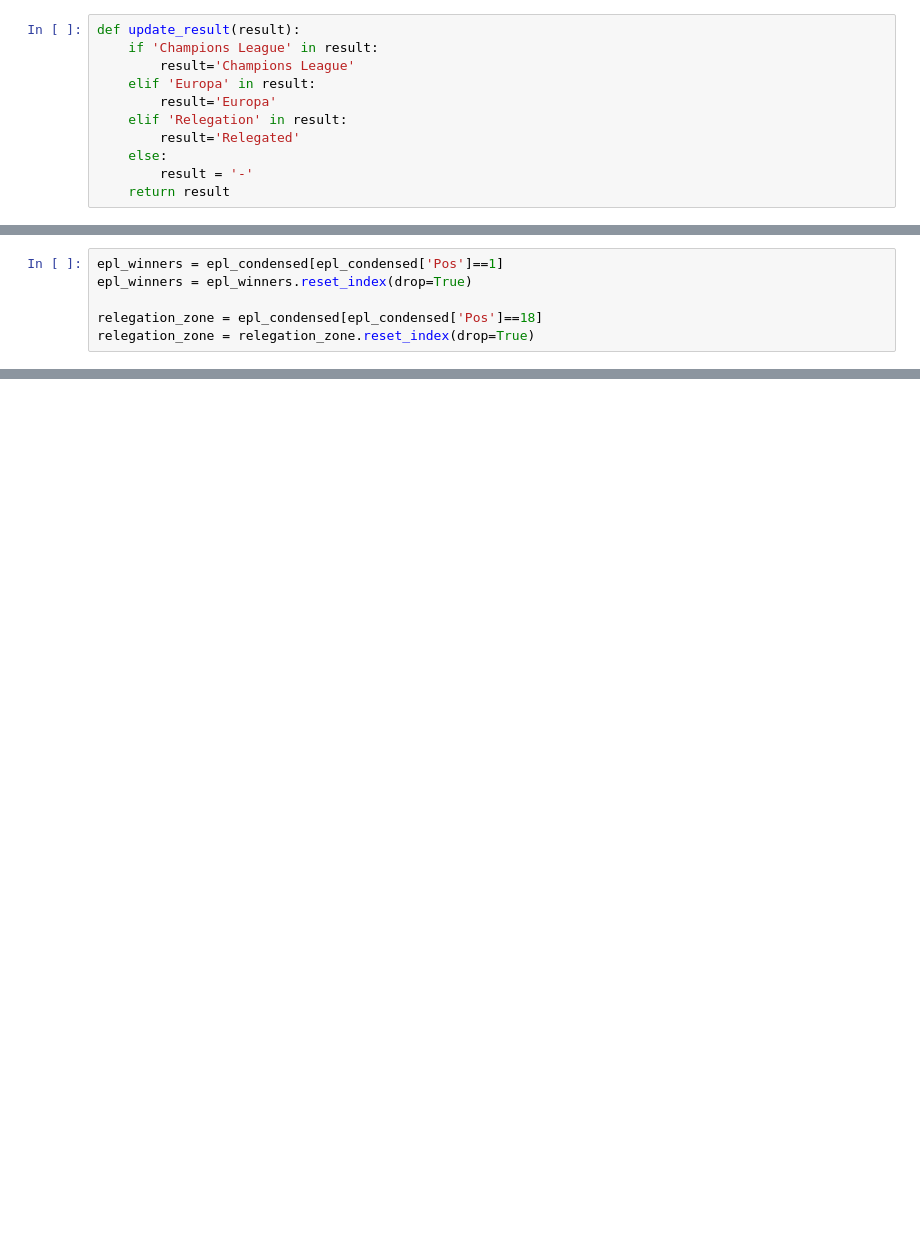
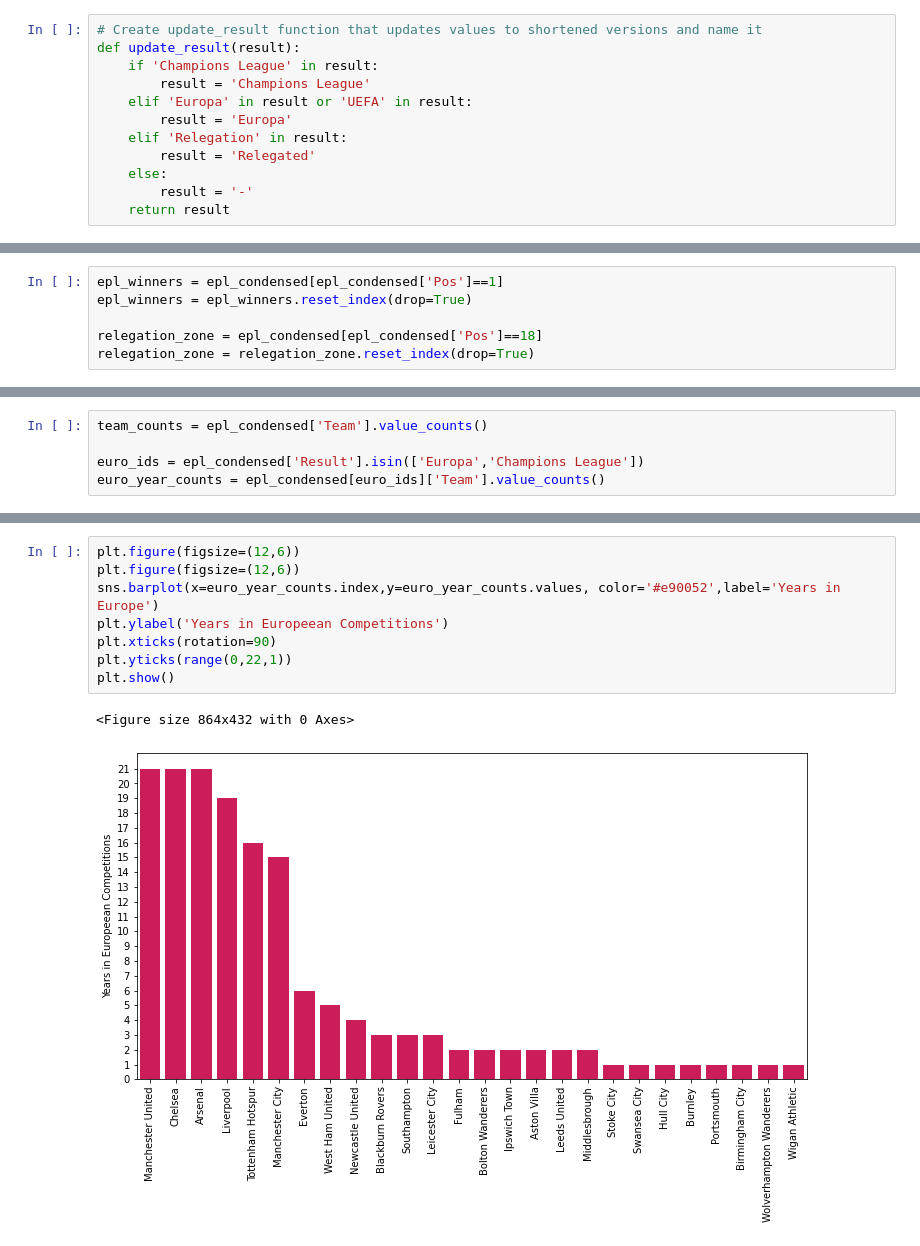
Before and after one commit to godhunter98/data_camp_exploratory_DA, a Jupyter notebook: main.ipynb, the cells around one changed output, grey strips where cells are left out. Drawn from its saved outputs; the diff is of its cells as text; blank space fills up the shorter version.

Commit message:
added a graph

```diff
--- a/main.ipynb
+++ b/main.ipynb
@@ -13,11 +31,12 @@ epl_condensed = epl[['Season','Team','Pos','Pts','GF','GD', 'Qualification or re
 # %%
+# Create update_result function that updates values to shortened versions and name it
 def update_result(result):
     if 'Champions League' in result:
-        result='Champions League'
-    elif 'Europa' in result:
-        result='Europa'
+        result = 'Champions League'
+    elif 'Europa' in result or 'UEFA' in result:
+        result = 'Europa'
     elif 'Relegation' in result:
-        result='Relegated'
+        result = 'Relegated'
     else:
         result = '-'
     return result
@@ -54 +117,6 @@ plt.show()
+# %%
+team_counts = epl_condensed['Team'].value_counts()
+
+euro_ids = epl_condensed['Result'].isin(['Europa','Champions League'])
+euro_year_counts = epl_condensed[euro_ids]['Team'].value_counts()
 # %%
@@ -65,3 +127,14 @@ plt.xticks(rotation=90)
 plt.show()
 # %% [output]
 [figure]
+# %%
+plt.figure(figsize=(12,6))
+plt.figure(figsize=(12,6))
+sns.barplot(x=euro_year_counts.index,y=euro_year_counts.values, color='#e90052',label='Years in Europe')
+plt.ylabel('Years in Europeean Competitions')
+plt.xticks(rotation=90)
+plt.yticks(range(0,22,1))
+plt.show()
+# %% [output]
+<Figure size 864x432 with 0 Axes>
+[figure, added]
```
Also changed, not shown: parts of 6 cells of this notebook.
